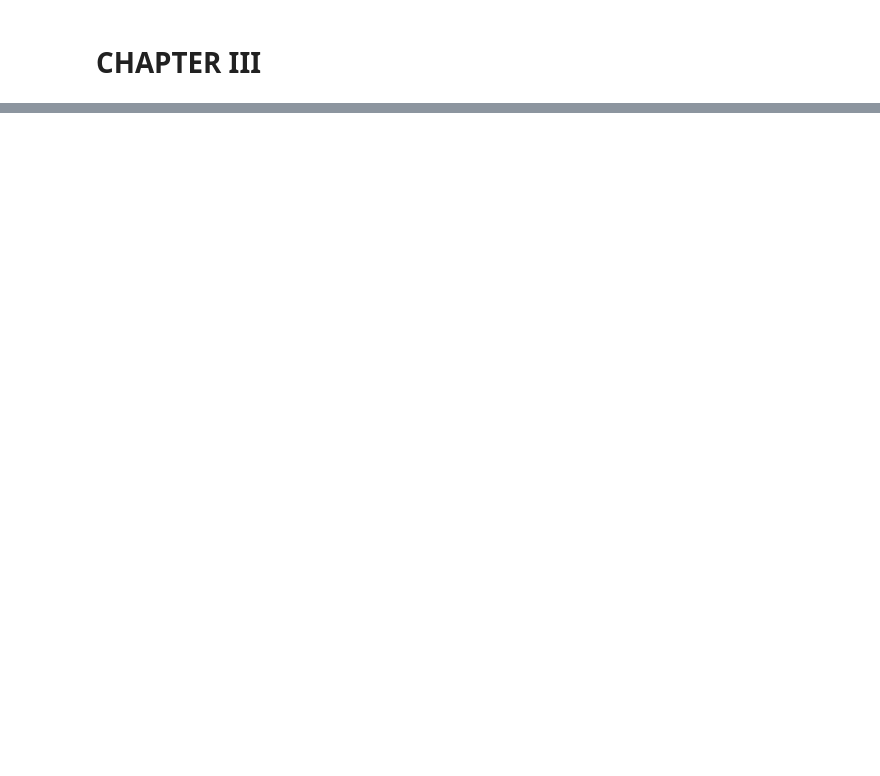
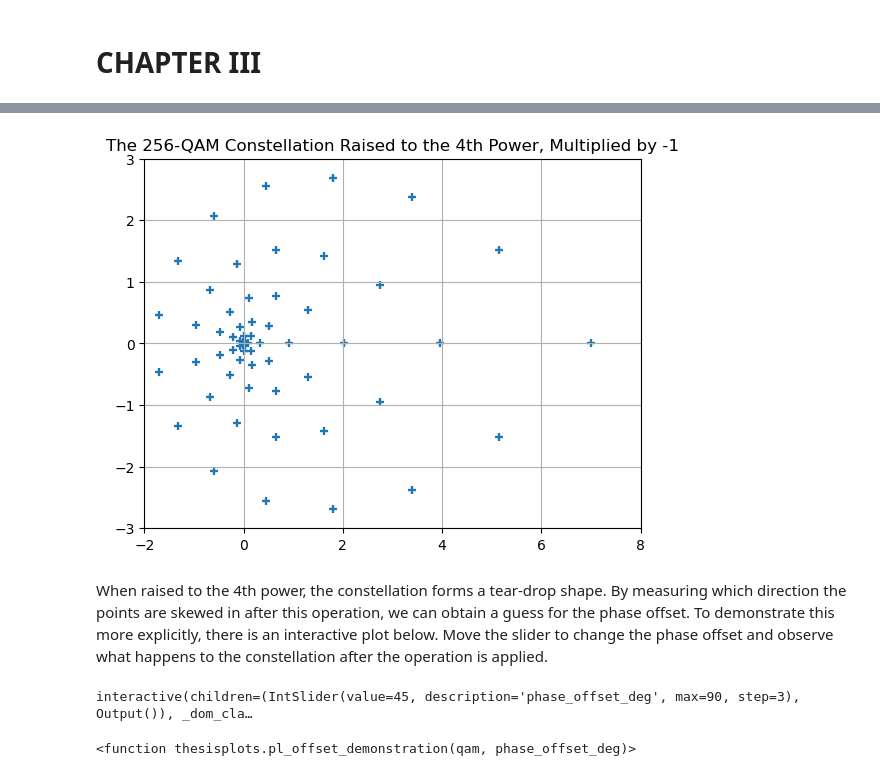
Before and after one commit to MrBubb1es/QAM-Thesis, a Jupyter notebook: QAM_Thesis.ipynb, the cells around one changed output, grey strips where cells are left out. Drawn from its saved outputs; the diff is of its cells as text; code cells hidden in the pictures; blank space fills up the shorter version.

Commit message:
Wrote PL Section and Graphed Results

```diff
--- a/QAM_Thesis.ipynb
+++ b/QAM_Thesis.ipynb
@@ -446,0 +425,19 @@ As you can see, if the value of p is too low, then the results are not accurate.
+# %%
+from thesisplots import plot_qam_4th_pow
+
+plot_qam_4th_pow()
+# %% [output]
+[figure, added]
+# %% [markdown]
+When raised to the 4th power, the constellation forms a tear-drop shape. By measuring which direction the points are skewed in after this operation, we can obtain a guess for the phase offset. To demonstrate this more explicitly, there is an interactive plot below. Move the slider to change the phase offset and observe what happens to the constellation after the operation is applied.
+# %%
+from ipywidgets import interact, fixed
+from thesislib import *
+from thesisplots import pl_offset_demonstration
+
+qam = qam256_new()
+
+interact(pl_offset_demonstration, qam=fixed(qam), phase_offset_deg=(0,90,3))
+# %% [output]
+interactive(children=(IntSlider(value=45, description='phase_offset_deg', max=90, step=3), Output()), _dom_cla…
+<function thesisplots.pl_offset_demonstration(qam, phase_offset_deg)>
```
Also changed, not shown: parts of 11 cells of this notebook, 6 other files.
